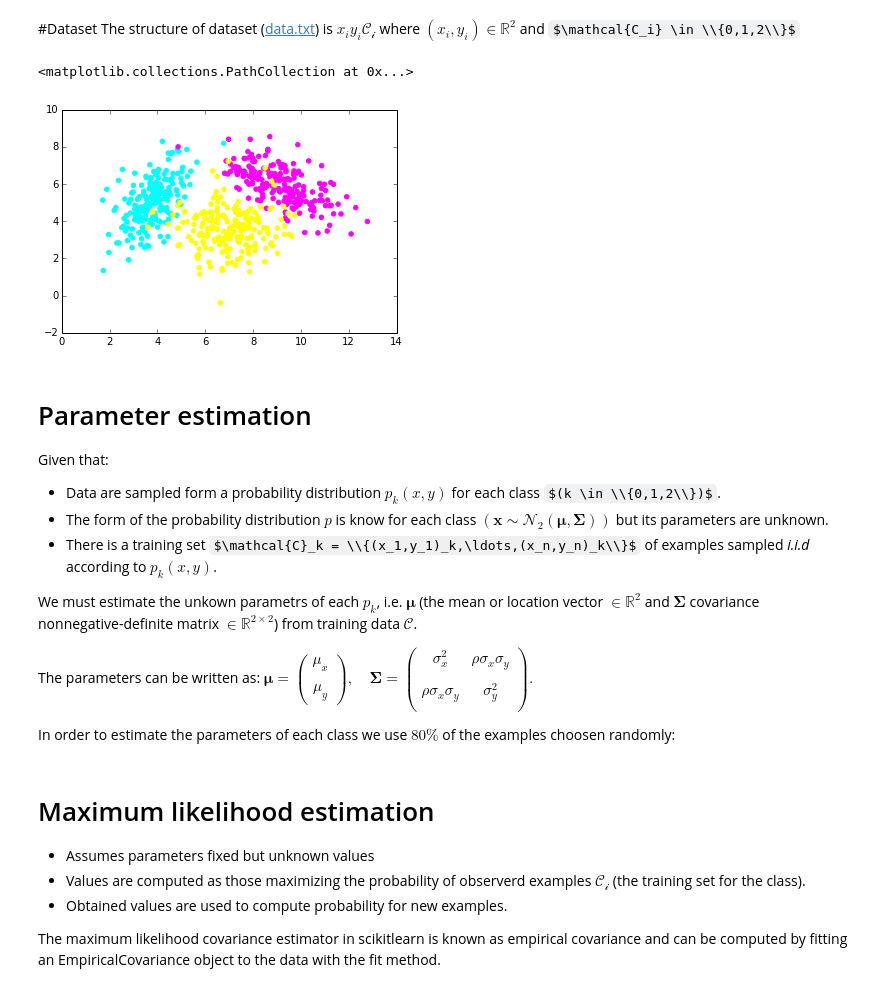
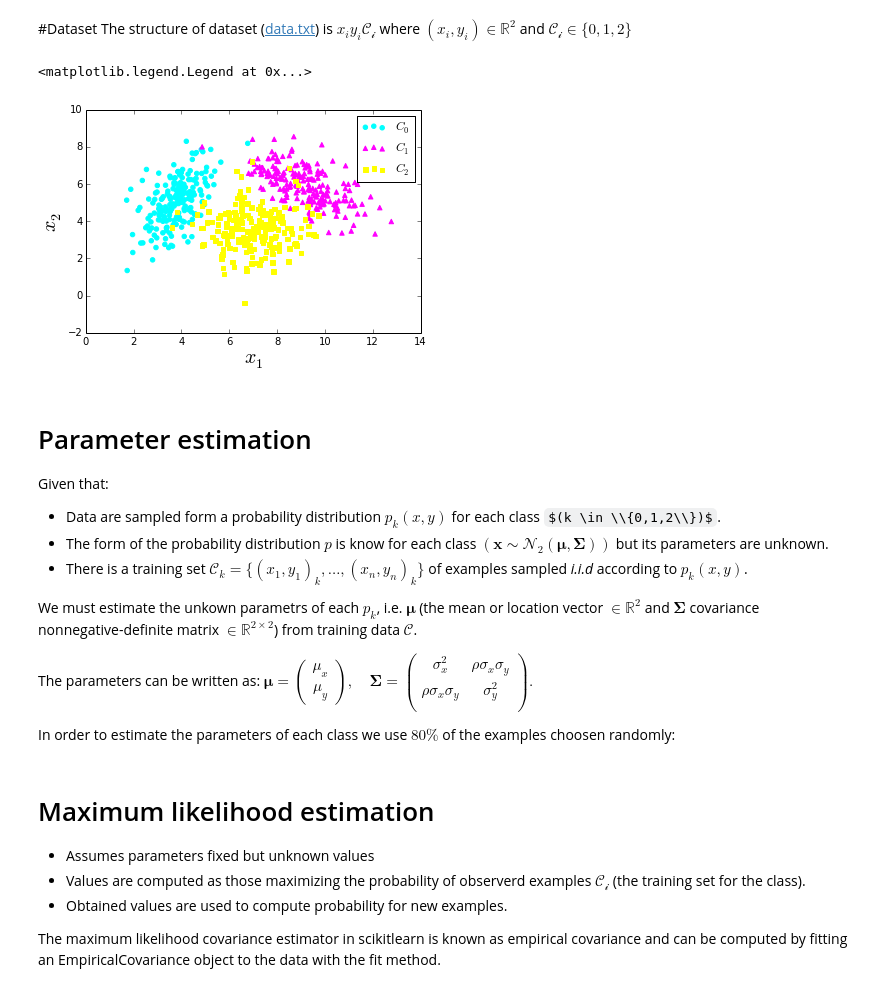
Before and after one commit to jaundavid/2019764, a Jupyter notebook: ssierral_jduchuvog_assign2.ipynb, the cells around one changed output. Cells and saved outputs as stored; diff of their text form; code cells hidden in the pictures; some formulas as TeX source.

```diff
--- a/ssierral_jduchuvog_assign2.ipynb
+++ b/ssierral_jduchuvog_assign2.ipynb
@@ -1,31 +1,34 @@
 # %% [markdown]
 #Dataset
-The structure of dataset ([data.txt](https://sites.google.com/a/unal.edu.co/machine-learning-2013-2/data.txt?attredirects=0)) is $ x_i y_i \mathcal{C_i} $ where $(x_i,y_i)\in\mathbb{R}^2$ and $\mathcal{C_i} \in \\{0,1,2\\}$
+The structure of dataset ([data.txt](https://sites.google.com/a/unal.edu.co/machine-learning-2013-2/data.txt?attredirects=0)) is $ x_i y_i \mathcal{C_i} $ where $(x_i,y_i)\in\mathbb{R}^2$ and $\mathcal{C_i} \in \{0,1,2\}$
 # %%
 import numpy as np
 import pylab as pl
 
 data = np.loadtxt("data.txt", delimiter=",")
 
 D = data[:,2]
 x = data[:,0:2]
 
 ind = [[]]*3
 c = [[]]*3
 
 ind[0] = (D==0).nonzero()
 ind[1] = (D==1).nonzero()
 ind[2] = (D==2).nonzero()
 c[0] = x[ind[0]]
 c[1] = x[ind[1]]
 c[2] = x[ind[2]]
 
-pl.scatter(c[0][:,0],c[0][:,1],color='cyan')
-pl.scatter(c[1][:,0],c[1][:,1],color='magenta')
-pl.scatter(c[2][:,0],c[2][:,1],color='yellow')
+pl.scatter(c[0][:,0],c[0][:,1],color='cyan',marker='o',label='$C_0$')
+pl.scatter(c[1][:,0],c[1][:,1],color='magenta',marker='^',label='$C_1$')
+pl.scatter(c[2][:,0],c[2][:,1],color='yellow',marker='s',label='$C_2$')
+pl.ylabel('$x_2$', size=20)
+pl.xlabel('$x_1$', size=20)
+pl.legend()
 # %% [output]
-<matplotlib.collections.PathCollection at 0x...>
+<matplotlib.legend.Legend at 0x...>
-[figure, old version]
+[figure, new version]
 # %% [markdown]
 
 # Parameter estimation
@@ -33,19 +36,19 @@ Given that:
 
 * Data are sampled form a probability distribution $p_k(x,y)$ for each class $(k \in \\{0,1,2\\})$.
 * The form of the probability distribution $p$ is know for each class $(\mathbf{x} \sim \mathcal{N}_2(\boldsymbol\mu, \boldsymbol\Sigma))$ but its parameters are unknown.
-* There is a training set $\mathcal{C}_k = \\{(x_1,y_1)_k,\ldots,(x_n,y_n)_k\\}$ of examples sampled *i.i.d* according to $p_k(x,y)$.
+* There is a training set $\mathcal{C}_k = \{(x_1,y_1)_k,\ldots,(x_n,y_n)_k\}$ of examples sampled *i.i.d* according to $p_k(x,y)$.
 
 We must estimate the unkown parametrs of each $p_k$, i.e. $\boldsymbol\mu$ (the mean or location vector $\in \mathbb{R}^2$ and $\boldsymbol\Sigma$ covariance nonnegative-definite matrix $\in \mathbb{R}^{2\times 2}$) from training data $\mathcal{C}$.
 
 The parameters can be written as: $
 \boldsymbol\mu =
 \begin{pmatrix}
-\mu_x \\\\
+\mu_x \\
 \mu_y
 \end{pmatrix}, \quad
 \boldsymbol\Sigma =
 \begin{pmatrix}
-\sigma_x^2 & \rho \sigma_x \sigma_y \\\\
+\sigma_x^2 & \rho \sigma_x \sigma_y \\
 \rho \sigma_x \sigma_y  & \sigma_y^2 \\
 \end{pmatrix}.
 $
```
Also changed, not shown: parts of 8 cells of this notebook, 1 other file.
